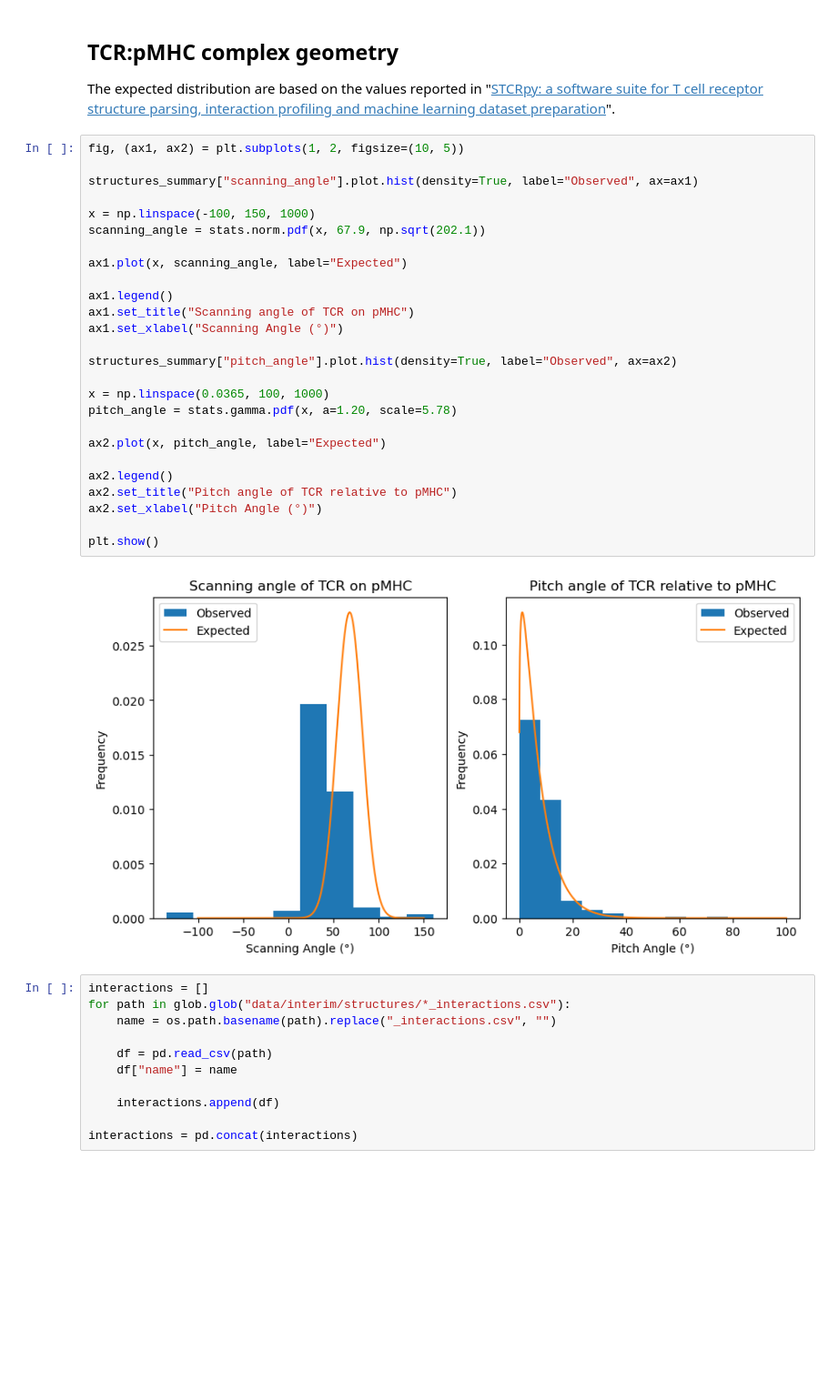
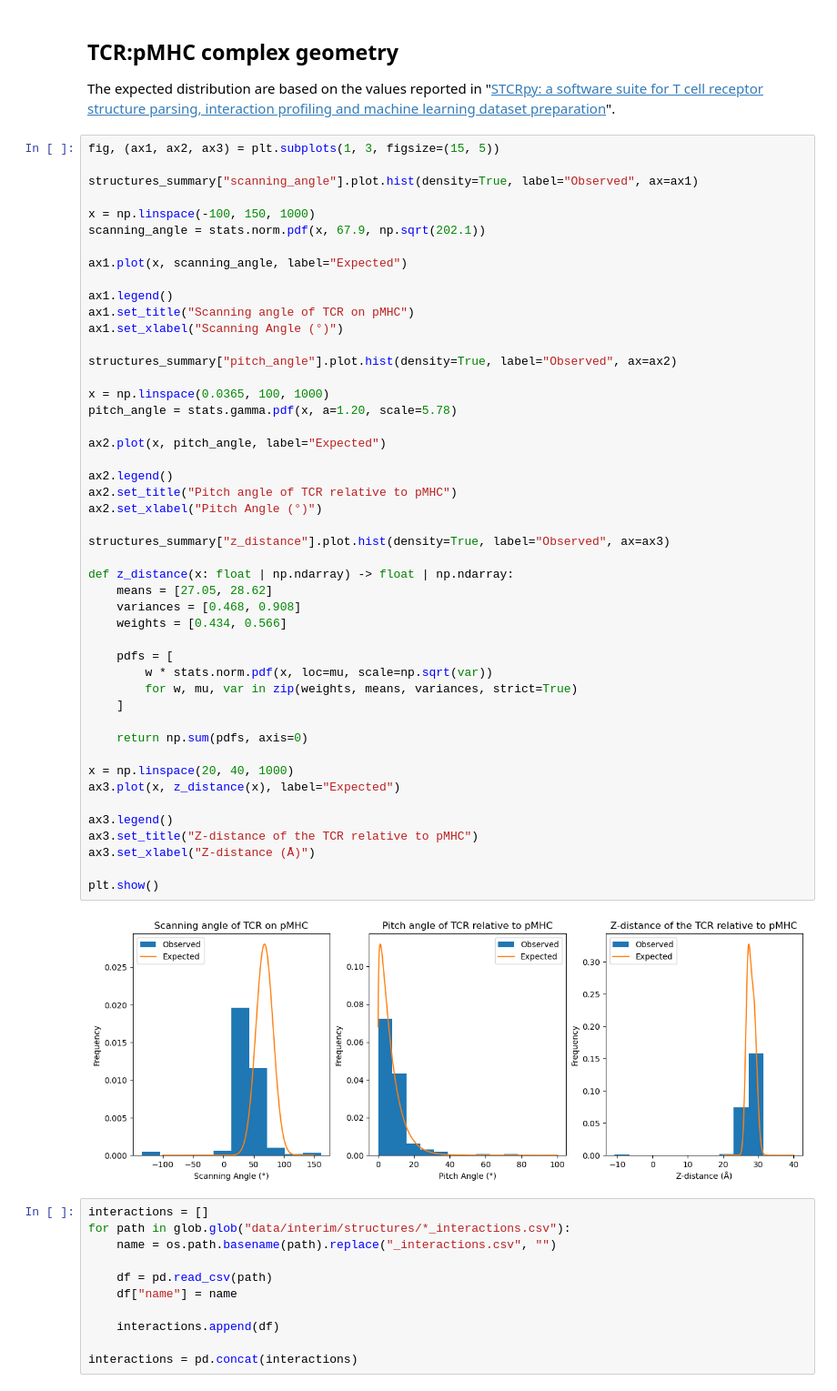
Before and after one commit to benjiemc/tcr-pmhc-structures-hackathon, a Jupyter notebook: notebooks/structures_summary.ipynb, the cells around one changed output. Shown: that part at 91% size. Drawn from its saved outputs; the diff is of its cells as text; blank space fills up the shorter version.

Commit message:
Add z-distance to summary

```diff
--- a/notebooks/structures_summary.ipynb
+++ b/notebooks/structures_summary.ipynb
@@ -195,33 +195,54 @@ plt.show()
 
 The expected distribution are based on the values reported in "[STCRpy: a software suite for T cell receptor structure parsing, interaction profiling and machine learning dataset preparation](https://www.biorxiv.org/content/10.1101/2025.04.25.650667v1)".
 # %%
-fig, (ax1, ax2) = plt.subplots(1, 2, figsize=(10, 5))
+fig, (ax1, ax2, ax3) = plt.subplots(1, 3, figsize=(15, 5))
 
 structures_summary["scanning_angle"].plot.hist(density=True, label="Observed", ax=ax1)
 
 x = np.linspace(-100, 150, 1000)
 scanning_angle = stats.norm.pdf(x, 67.9, np.sqrt(202.1))
 
 ax1.plot(x, scanning_angle, label="Expected")
 
 ax1.legend()
 ax1.set_title("Scanning angle of TCR on pMHC")
 ax1.set_xlabel("Scanning Angle (°)")
 
 structures_summary["pitch_angle"].plot.hist(density=True, label="Observed", ax=ax2)
 
 x = np.linspace(0.0365, 100, 1000)
 pitch_angle = stats.gamma.pdf(x, a=1.20, scale=5.78)
 
 ax2.plot(x, pitch_angle, label="Expected")
 
 ax2.legend()
 ax2.set_title("Pitch angle of TCR relative to pMHC")
 ax2.set_xlabel("Pitch Angle (°)")
 
+structures_summary["z_distance"].plot.hist(density=True, label="Observed", ax=ax3)
+
+def z_distance(x: float | np.ndarray) -> float | np.ndarray:
+    means = [27.05, 28.62]
+    variances = [0.468, 0.908]
+    weights = [0.434, 0.566]
+
+    pdfs = [
+        w * stats.norm.pdf(x, loc=mu, scale=np.sqrt(var))
+        for w, mu, var in zip(weights, means, variances, strict=True)
+    ]
+
+    return np.sum(pdfs, axis=0)
+
+x = np.linspace(20, 40, 1000)
+ax3.plot(x, z_distance(x), label="Expected")
+
+ax3.legend()
+ax3.set_title("Z-distance of the TCR relative to pMHC")
+ax3.set_xlabel("Z-distance (Å)")
+
 plt.show()
 # %% [output]
-[figure, old version]
+[figure, new version]
 # %%
 interactions = []
 for path in glob.glob("data/interim/structures/*_interactions.csv"):
```
Also changed, not shown: 1 other file.
